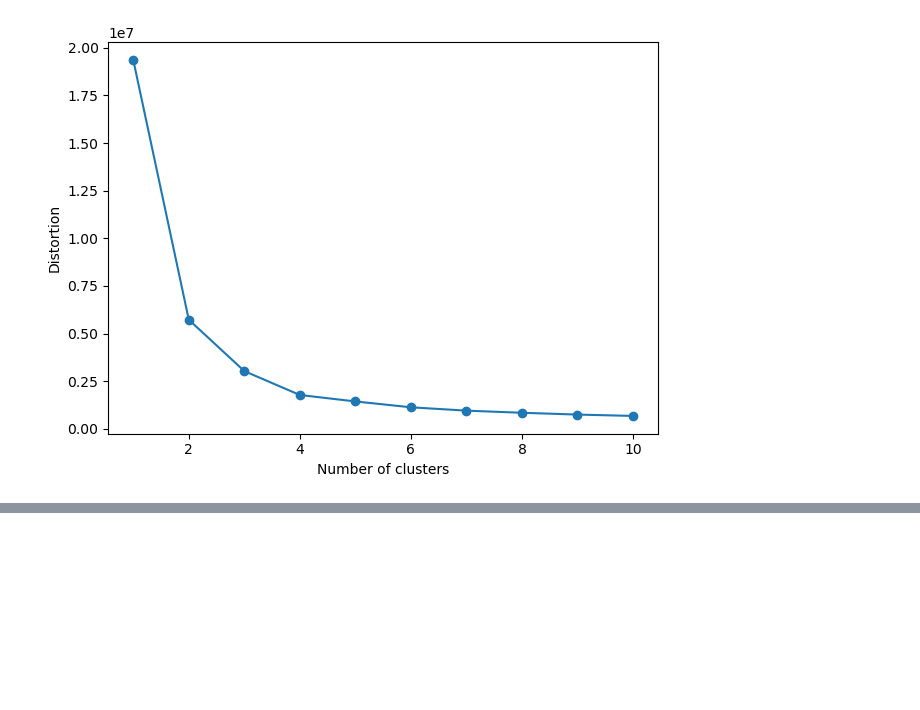
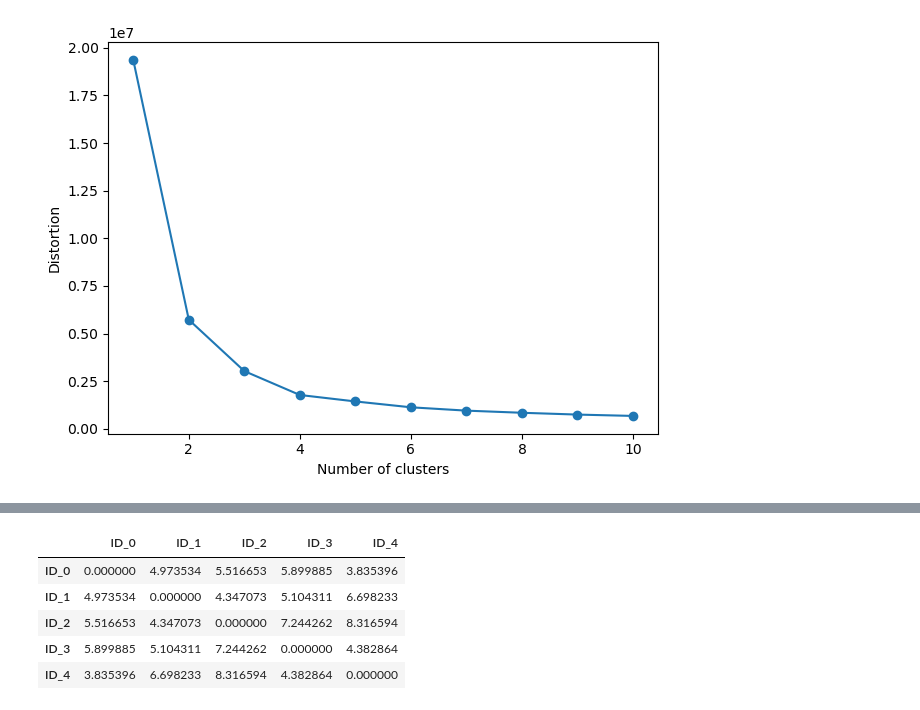
Before and after one commit to yatomiyoshi/machine_learning_practice_book, a Jupyter notebook: chapter10_regression_analysis.ipynb, the cells around one changed output, grey strips where cells are left out. Cells and saved outputs as stored; diff of their text form; code cells hidden in the pictures; blank space fills up the shorter version.

```diff
--- a/chapter10_regression_analysis.ipynb
+++ b/chapter10_regression_analysis.ipynb
@@ -183,0 +241,13 @@ plt.show()
+# %%
+# Hierarchical clustering
+from scipy.spatial.distance import pdist, squareform
+row_dist = pd.DataFrame(squareform(pdist(df, metric='euclidean')),
+                        columns=labels, index=labels)
+row_dist
+# %% [output]
+|  | ID_0 | ID_1 | ID_2 | ID_3 | ID_4 |
+| ID_0 | 0.000000 | 4.973534 | 5.516653 | 5.899885 | 3.835396 |
+| ID_1 | 4.973534 | 0.000000 | 4.347073 | 5.104311 | 6.698233 |
+| ID_2 | 5.516653 | 4.347073 | 0.000000 | 7.244262 | 8.316594 |
+| ID_3 | 5.899885 | 5.104311 | 7.244262 | 0.000000 | 4.382864 |
+| ID_4 | 3.835396 | 6.698233 | 8.316594 | 4.382864 | 0.000000 |
```
Also changed, not shown: parts of 6 cells of this notebook.
